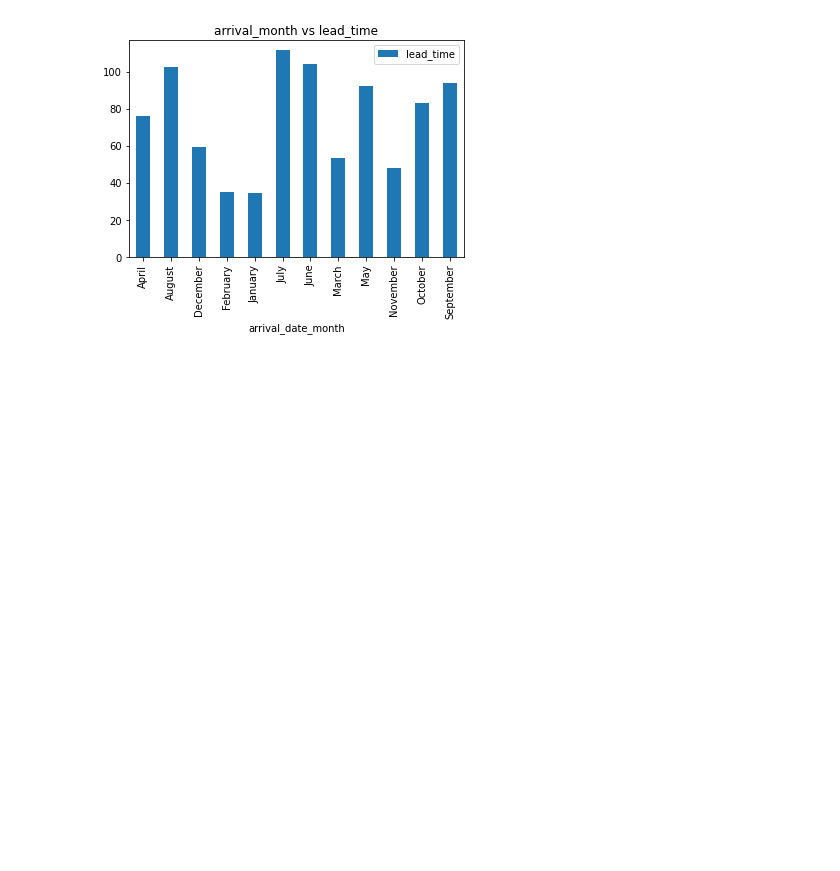
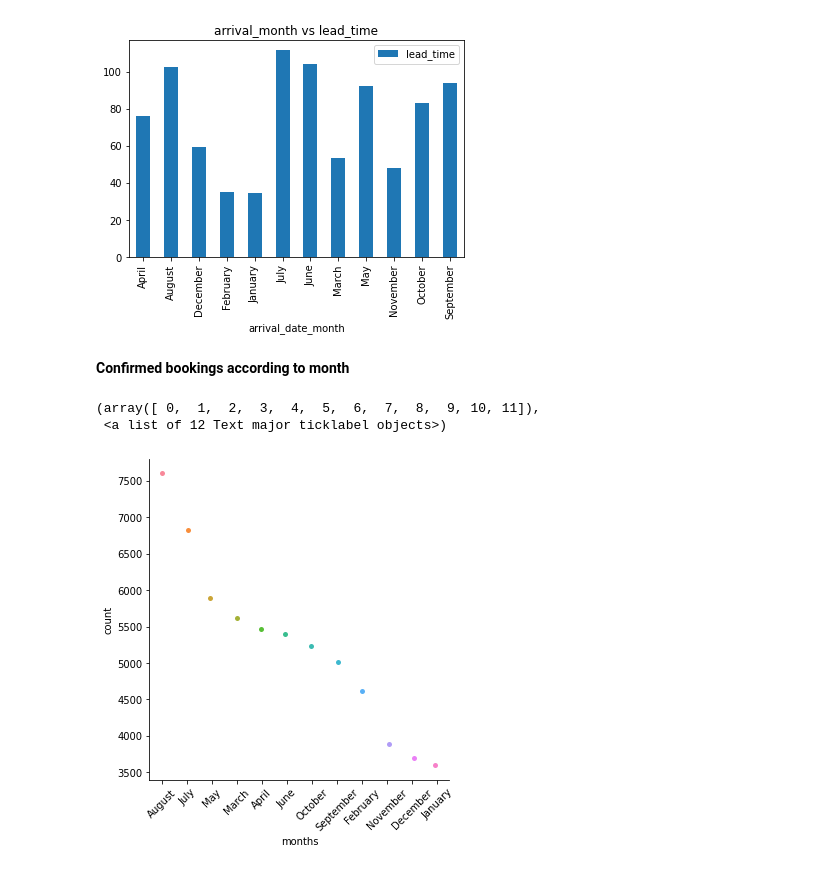
Before and after one commit to saurabhdaund76/Hotel-Booking-Analysis, a Jupyter notebook: Hotel_Booking_Analysis.ipynb, the cells around one changed output. Drawn from its saved outputs; the diff is of its cells as text; code cells hidden in the pictures; blank space fills up the shorter version.

```diff
--- a/Hotel_Booking_Analysis.ipynb
+++ b/Hotel_Booking_Analysis.ipynb
@@ -511,3 +511,16 @@ plt.show()
 # %% [output]
 <Figure size 720x360 with 0 Axes>
 [figure]
+# %% [markdown]
+**Confirmed bookings according to month**
+# %%
+confirmed_bookings = df[df.is_canceled=='not_canceled']
+df2 = pd.DataFrame(confirmed_bookings['arrival_date_month'].value_counts().reset_index(name='count'))
+df2= df2.rename(columns={'index':'months'})
+
+sns.catplot(x=df2['months'],y=df2['count'], data = df2)
+plt.xticks(rotation = 45)
+# %% [output]
+(array([ 0,  1,  2,  3,  4,  5,  6,  7,  8,  9, 10, 11]),
+ <a list of 12 Text major ticklabel objects>)
+[figure, added]
```
Also changed, not shown: parts of 5 cells of this notebook.
